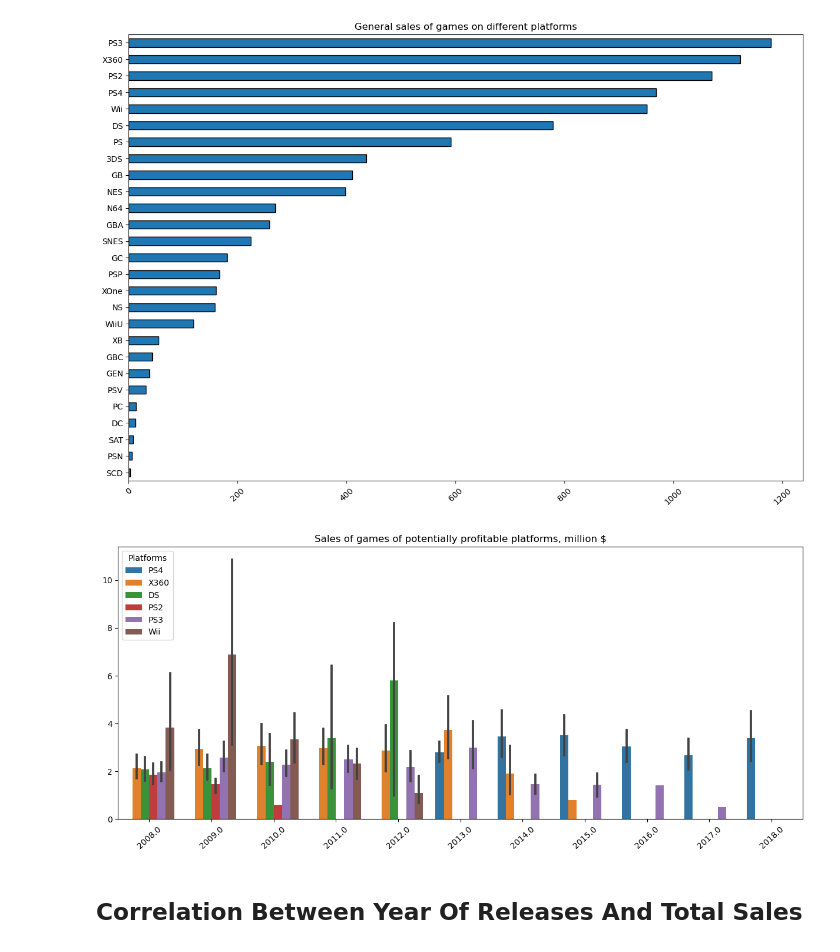
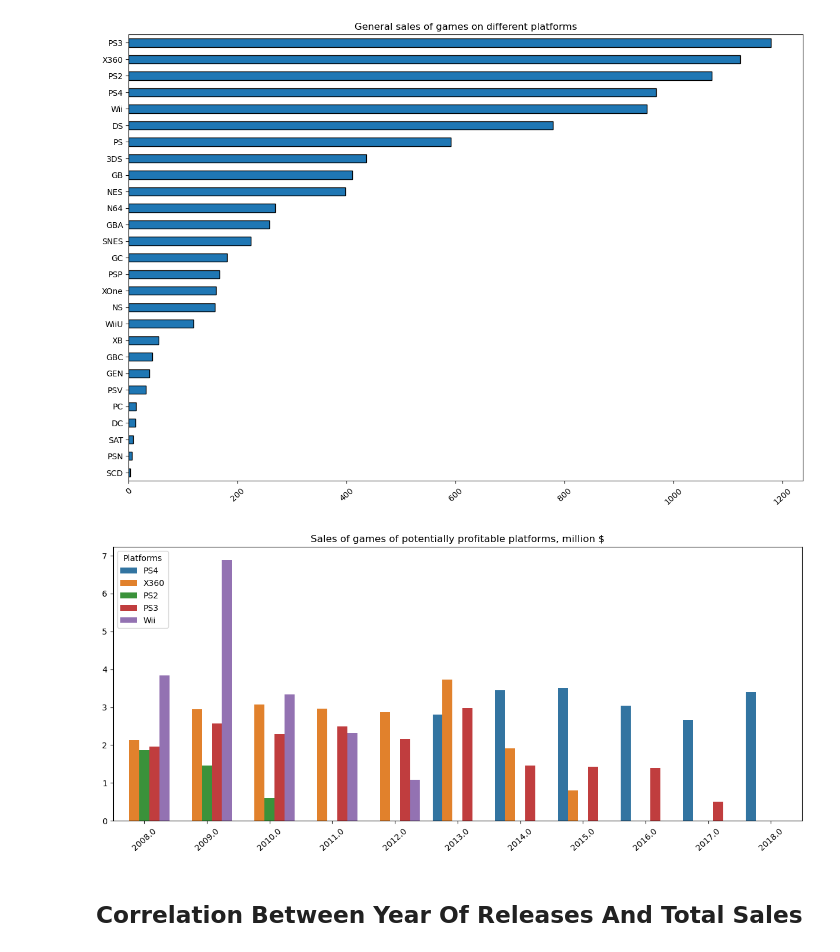
Before and after one commit to oshri1997/Games_Data_Science, a Jupyter notebook: EDA.ipynb, the cells around one changed output. Cells and saved outputs as stored; diff of their text form; code cells hidden in the pictures.

```diff
--- a/EDA.ipynb
+++ b/EDA.ipynb
@@ -67,24 +67,25 @@ plt.show()
 # %% [output]
 [figure]
 # %%
-lead_platforms = ['PS4','X360', 'DS','PS2','PS3','Wii']
+lead_platforms = ['PS4','X360','PS2','PS3','Wii']
 lead_games = games_2008.query('Platforms in @lead_platforms')
 # %%
 plt.figure(figsize=(15, 6))
 sns.barplot(y='Total_Sales',
             x='Year',
             hue='Platforms',
             data=lead_games,
-            hue_order = lead_platforms
+            hue_order = lead_platforms,
+            ci=0
            )
 
 plt.title('Sales of games of potentially profitable platforms, million $')
 plt.xticks(rotation=42)
 plt.xlabel('')
 plt.ylabel('')
 plt.show()
 # %% [output]
-[figure, old version]
+[figure, new version]
 # %% [markdown]
 ## Correlation Between Year Of Releases And Total Sales
 # %%
```
Also changed, not shown: parts of 3 cells of this notebook, 2 other files.
